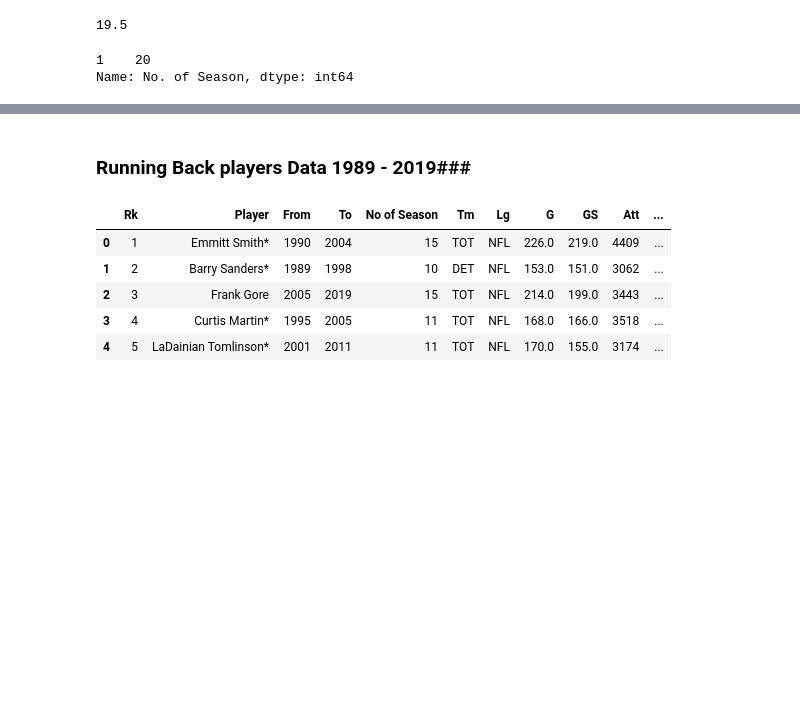
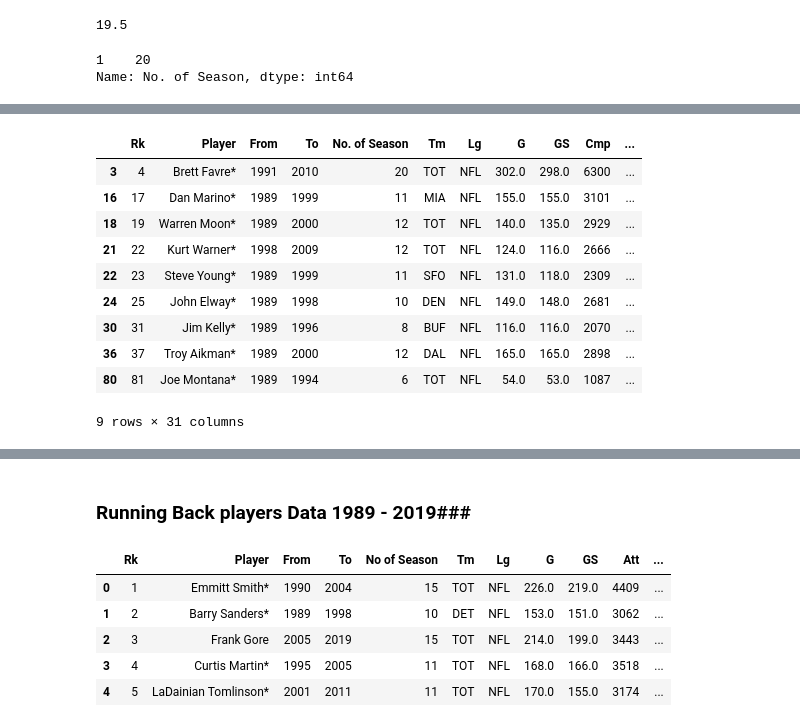
Before and after one commit to ankitapatel9/NFL-project, a Jupyter notebook: NFL-QB.ipynb, the cells around one changed output, grey strips where cells are left out. Cells and saved outputs as stored; diff of their text form; code cells hidden in the pictures; blank space fills up the shorter version.

```diff
--- a/NFL-QB.ipynb
+++ b/NFL-QB.ipynb
@@ -126,0 +162,22 @@ plt.show()
+# %%
+
+for row in range(nfl_data_df.shape[0]):
+   if nfl_data_df.loc[row,'Player'][-1] == '*':
+       nfl_data_df.loc[row,'hof'] = 1
+   else:
+       nfl_data_df.loc[row,'hof'] = 0
+nfl_data_df
+test_data = nfl_data_df[nfl_data_df['hof']==1]
+test_data
+# %% [output]
+|  | Rk | Player | From | To | No. of Season | Tm | Lg | G | GS | Cmp | ... |
+| 3 | 4 | Brett Favre* | 1991 | 2010 | 20 | TOT | NFL | 302.0 | 298.0 | 6300 | ... |
+| 16 | 17 | Dan Marino* | 1989 | 1999 | 11 | MIA | NFL | 155.0 | 155.0 | 3101 | ... |
+| 18 | 19 | Warren Moon* | 1989 | 2000 | 12 | TOT | NFL | 140.0 | 135.0 | 2929 | ... |
+| 21 | 22 | Kurt Warner* | 1998 | 2009 | 12 | TOT | NFL | 124.0 | 116.0 | 2666 | ... |
+| 22 | 23 | Steve Young* | 1989 | 1999 | 11 | SFO | NFL | 131.0 | 118.0 | 2309 | ... |
+| 24 | 25 | John Elway* | 1989 | 1998 | 10 | DEN | NFL | 149.0 | 148.0 | 2681 | ... |
+| 30 | 31 | Jim Kelly* | 1989 | 1996 | 8 | BUF | NFL | 116.0 | 116.0 | 2070 | ... |
+| 36 | 37 | Troy Aikman* | 1989 | 2000 | 12 | DAL | NFL | 165.0 | 165.0 | 2898 | ... |
+| 80 | 81 | Joe Montana* | 1989 | 1994 | 6 | TOT | NFL | 54.0 | 53.0 | 1087 | ... |
+9 rows × 31 columns
```
Also changed, not shown: parts of 9 cells of this notebook.
